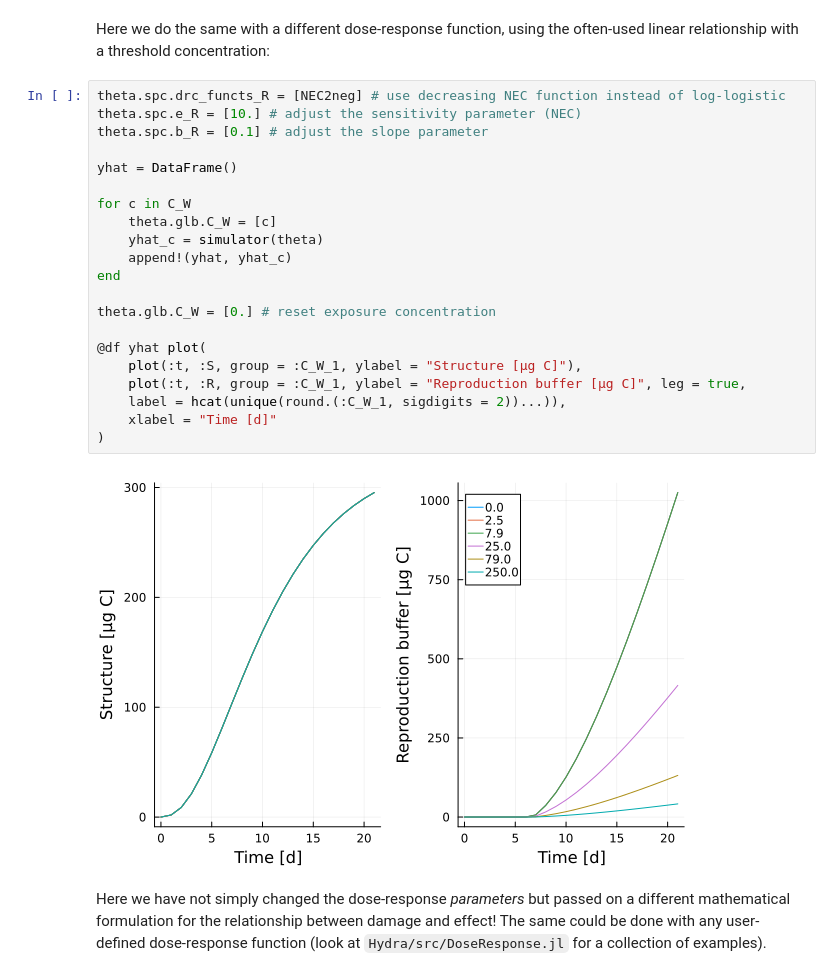
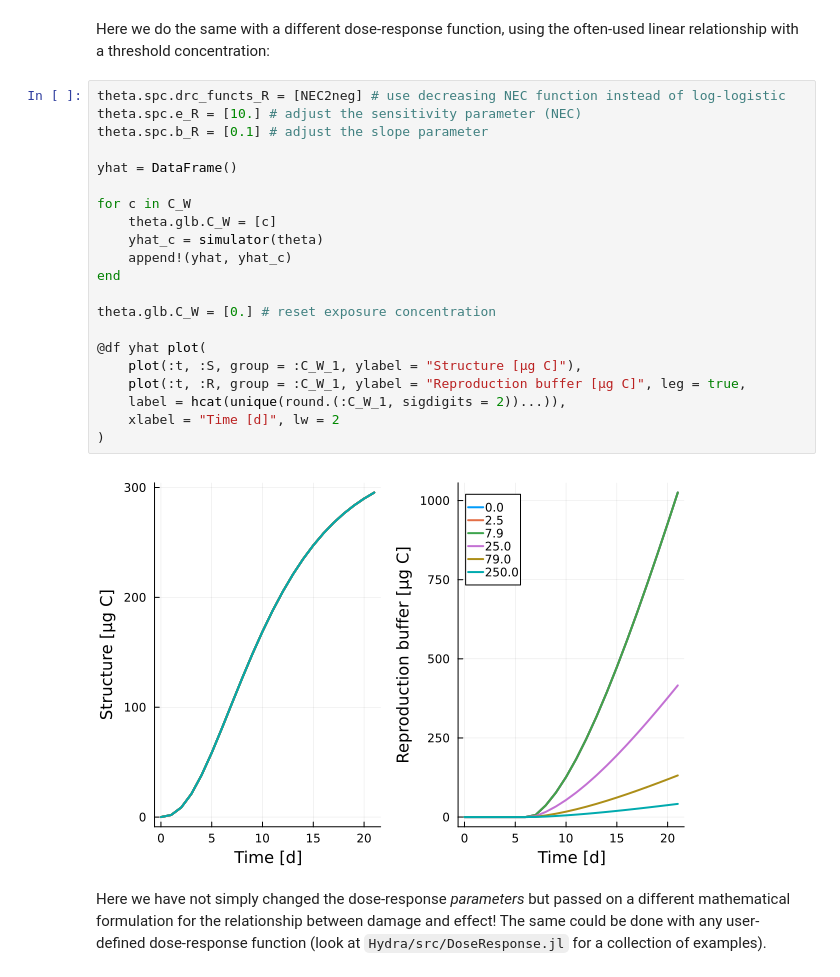
Before and after one commit to SimonHansul/DynamicHydra.jl, a Jupyter notebook: examples/Tutorial.ipynb, the cells around one changed output. Saved outputs shown, nothing was run; the diff lists cells and outputs as text.

```diff
--- a/examples/Tutorial.ipynb
+++ b/examples/Tutorial.ipynb
@@ -184,26 +184,26 @@ Here we do the same with a different dose-response function, using the often-use
 # %%
 theta.spc.drc_functs_R = [NEC2neg] # use decreasing NEC function instead of log-logistic
 theta.spc.e_R = [10.] # adjust the sensitivity parameter (NEC)
 theta.spc.b_R = [0.1] # adjust the slope parameter
 
 yhat = DataFrame()
 
 for c in C_W
     theta.glb.C_W = [c]
     yhat_c = simulator(theta)
     append!(yhat, yhat_c)
 end
 
 theta.glb.C_W = [0.] # reset exposure concentration
 
 @df yhat plot(
     plot(:t, :S, group = :C_W_1, ylabel = "Structure [μg C]"),
     plot(:t, :R, group = :C_W_1, ylabel = "Reproduction buffer [μg C]", leg = true,
     label = hcat(unique(round.(:C_W_1, sigdigits = 2))...)),
-    xlabel = "Time [d]"
+    xlabel = "Time [d]", lw = 2
 )
 # %% [output]
-[figure, old version]
+[figure, new version]
 # %% [markdown]
 Here we have not simply changed the dose-response *parameters* but passed on a different mathematical formulation for the relationship between damage and effect! The same could be done with any user-defined dose-response function (look at `Hydra/src/DoseResponse.jl` for a collection of examples).
 # %% [markdown]
```
Also changed, not shown: parts of 7 cells of this notebook, 2 other files.
